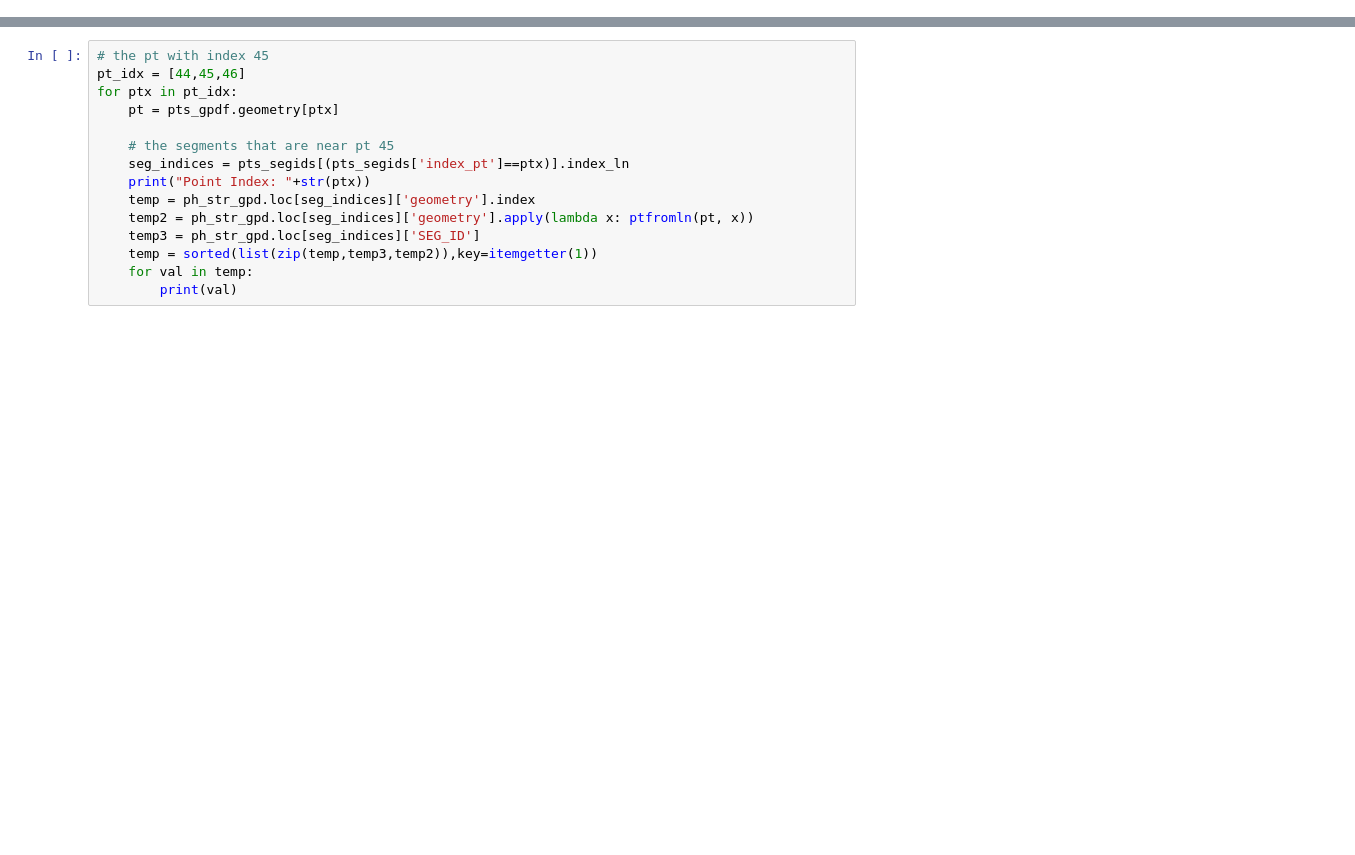
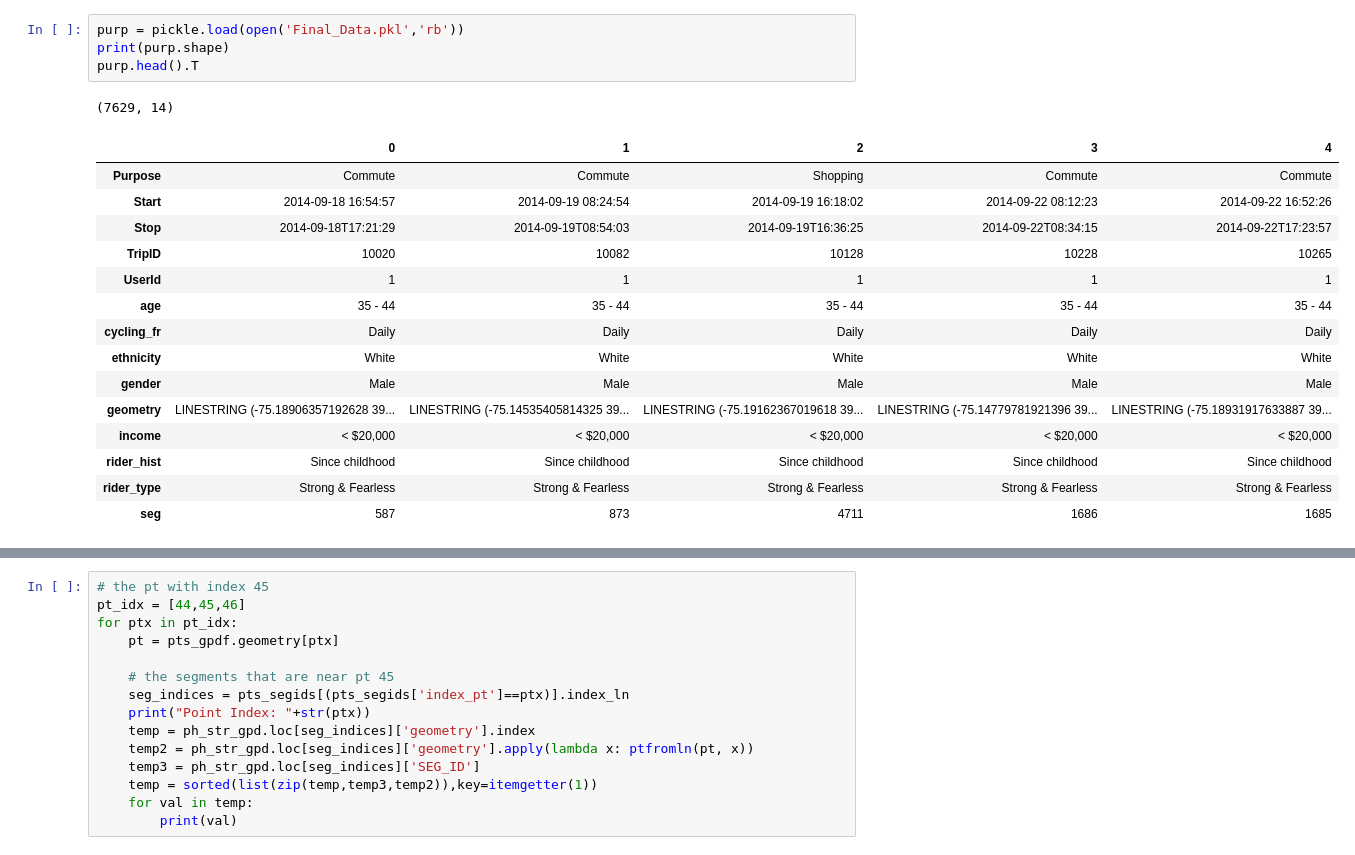
Before and after one commit to JHWu92/Cycling_safety, a Jupyter notebook: route purpose/Philly_Route_Purpose.ipynb, the cells around one changed output, grey strips where cells are left out. Drawn from its saved outputs; the diff is of its cells as text; blank space fills up the shorter version.

```diff
--- a/route purpose/Philly_Route_Purpose.ipynb
+++ b/route purpose/Philly_Route_Purpose.ipynb
@@ -167,0 +91,21 @@ sorted(list(zip(temp,temp2)),key=itemgetter(1))
+# %%
+purp = pickle.load(open('Final_Data.pkl','rb'))
+print(purp.shape)
+purp.head().T
+# %% [output]
+(7629, 14)
+|  | 0 | 1 | 2 | 3 | 4 |
+| Purpose | Commute | Commute | Shopping | Commute | Commute |
+| Start | 2014-09-18 16:54:57 | 2014-09-19 08:24:54 | 2014-09-19 16:18:02 | 2014-09-22 08:12:23 | 2014-09-22 16:52:26 |
+| Stop | 2014-09-18T17:21:29 | 2014-09-19T08:54:03 | 2014-09-19T16:36:25 | 2014-09-22T08:34:15 | 2014-09-22T17:23:57 |
+| TripID | 10020 | 10082 | 10128 | 10228 | 10265 |
+| UserId | 1 | 1 | 1 | 1 | 1 |
+| age | 35 - 44 | 35 - 44 | 35 - 44 | 35 - 44 | 35 - 44 |
+| cycling_fr | Daily | Daily | Daily | Daily | Daily |
+| ethnicity | White | White | White | White | White |
+| gender | Male | Male | Male | Male | Male |
+| geometry | LINESTRING (-75.18906357192628 39... | LINESTRING (-75.14535405814325 39... | LINESTRING (-75.19162367019618 39... | LINESTRING (-75.14779781921396 39... | LINESTRING (-75.18931917633887 39... |
+| income | < $20,000 | < $20,000 | < $20,000 | < $20,000 | < $20,000 |
+| rider_hist | Since childhood | Since childhood | Since childhood | Since childhood | Since childhood |
+| rider_type | Strong & Fearless | Strong & Fearless | Strong & Fearless | Strong & Fearless | Strong & Fearless |
+| seg | 587 | 873 | 4711 | 1686 | 1685 |
```
Also changed, not shown: parts of 166 cells of this notebook, 1 other file.
